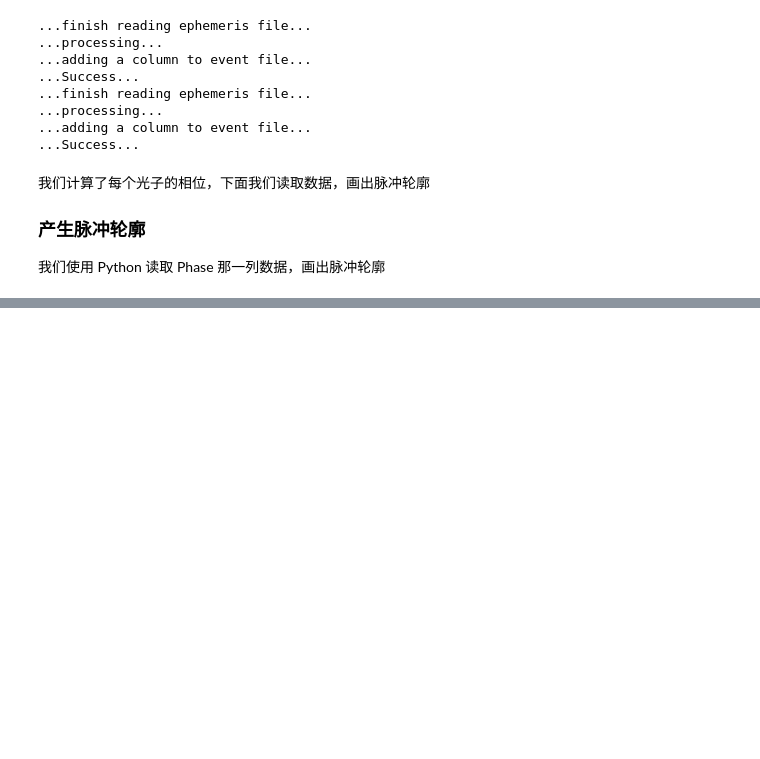
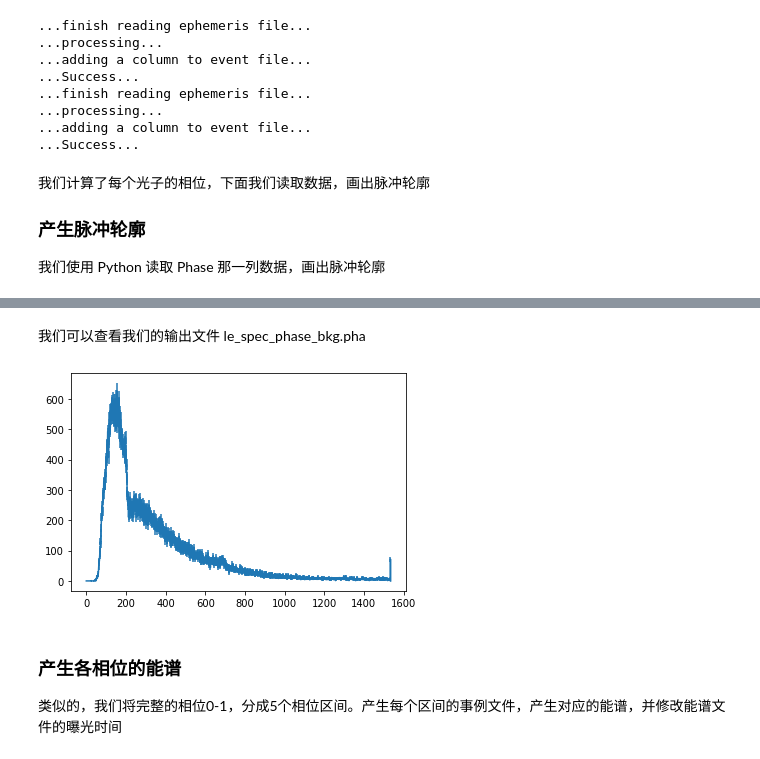
Before and after one commit to tuoyl/hxmt_analysis_demo, a Jupyter notebook: phase_resolved_spectrum.ipynb, the cells around one changed output, grey strips where cells are left out. Cells and saved outputs as stored; diff of their text form; code cells hidden in the pictures; blank space fills up the shorter version.

```diff
--- a/phase_resolved_spectrum.ipynb
+++ b/phase_resolved_spectrum.ipynb
@@ -749,0 +782,14 @@ from hxmt_scripts.create_HE_specfile import create_HE_specfile
+# %% [markdown]
+我们可以查看我们的输出文件 le_spec_phase_bkg.pha
+# %%
+hdulist = fits.open("./data/LE/le_spec_phase_bkg.pha");
+channel = hdulist[1].data.field("channel");
+counts  = hdulist[1].data.field("counts");
+errors  = hdulist[1].data.field("STAT_ERR");
+plt.errorbar(channel, counts, yerr=errors);
+plt.show()
+# %% [output]
+[figure, added]
+# %% [markdown]
+### 产生各相位的能谱
+类似的，我们将完整的相位0-1，分成5个相位区间。产生每个区间的事例文件，产生对应的能谱，并修改能谱文件的曝光时间
```
Also changed, not shown: parts of 22 cells of this notebook, 1 other file.
